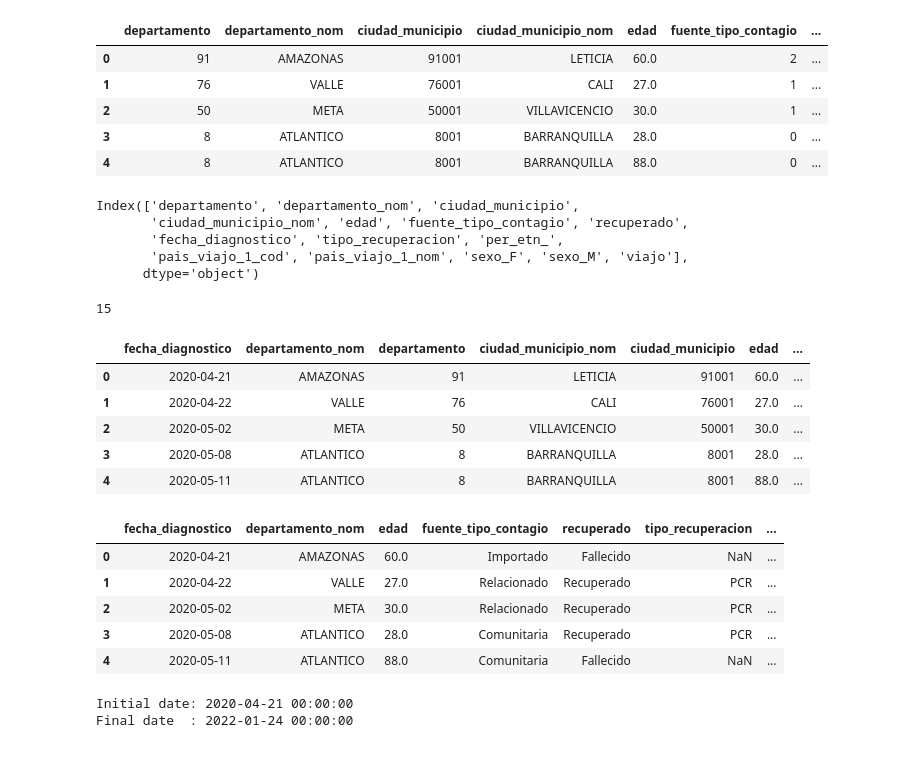
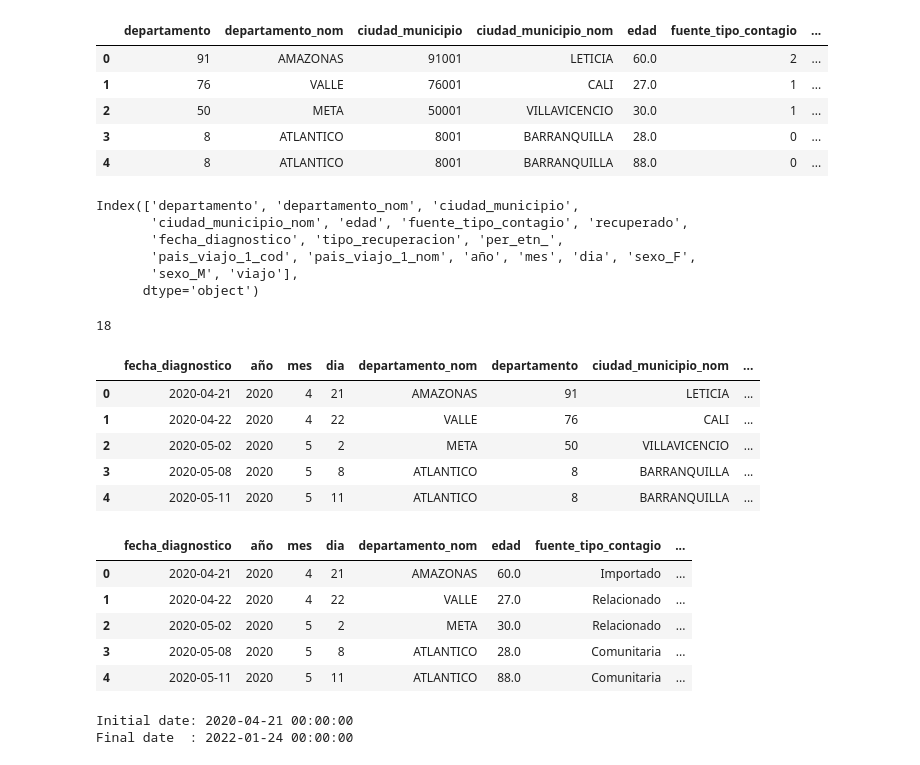
Before and after one commit to 4GeeksAcademy/remelop_Machine_Learning_Final_Project, a Jupyter notebook: src/Final_Project.ipynb, the cells around one changed output. Drawn from its saved outputs; the diff is of its cells as text; code cells hidden in the pictures.

```diff
--- a/src/Final_Project.ipynb
+++ b/src/Final_Project.ipynb
@@ -147,3 +149,9 @@ data_c.head()
 # Fecha de diagnostico
 # Cambiando el formato de la columna 'fecha_diagnostico'
 data_c['fecha_diagnostico'] = pd.to_datetime(data_c['fecha_diagnostico'].str.split(' ').str[0], format = '%Y-%m-%d')
+# %%
+# Generamos columnas para el día, mes y año
+data_c['año'] = data_c['fecha_diagnostico'].dt.year.astype('Int64')
+data_c['mes'] = data_c['fecha_diagnostico'].dt.month.astype('Int64')
+data_c['dia'] = data_c['fecha_diagnostico'].dt.day.astype('Int64')
+data_c.head()
@@ -520,23 +538,24 @@ data_c.columns
 Index(['departamento', 'departamento_nom', 'ciudad_municipio',
        'ciudad_municipio_nom', 'edad', 'fuente_tipo_contagio', 'recuperado',
        'fecha_diagnostico', 'tipo_recuperacion', 'per_etn_',
-       'pais_viajo_1_cod', 'pais_viajo_1_nom', 'sexo_F', 'sexo_M', 'viajo'],
+       'pais_viajo_1_cod', 'pais_viajo_1_nom', 'año', 'mes', 'dia', 'sexo_F',
+       'sexo_M', 'viajo'],
       dtype='object')
 # %%
 len(data_c.columns)
 # %% [output]
-15
+18
 # %%
-data_c=data_c.reindex(['fecha_diagnostico', 'departamento_nom', 'departamento', 'ciudad_municipio_nom', 'ciudad_municipio', 'edad', 'sexo_F', 'sexo_M', 'fuente_tipo_contagio',
+data_c=data_c.reindex(['fecha_diagnostico', 'año', 'mes', 'dia', 'departamento_nom', 'departamento', 'ciudad_municipio_nom', 'ciudad_municipio', 'edad', 'sexo_F', 'sexo_M', 'fuente_tipo_contagio',
                         'recuperado', 'tipo_recuperacion', 'per_etn_', 'viajo', 'pais_viajo_1_cod', 'pais_viajo_1_nom'], axis=1)
 data_c.head()
 # %% [output]
-|  | fecha_diagnostico | departamento_nom | departamento | ciudad_municipio_nom | ciudad_municipio | edad | ... |
-| 0 | 2020-04-21 | AMAZONAS | 91 | LETICIA | 91001 | 60.0 | ... |
-| 1 | 2020-04-22 | VALLE | 76 | CALI | 76001 | 27.0 | ... |
-| 2 | 2020-05-02 | META | 50 | VILLAVICENCIO | 50001 | 30.0 | ... |
-| 3 | 2020-05-08 | ATLANTICO | 8 | BARRANQUILLA | 8001 | 28.0 | ... |
-| 4 | 2020-05-11 | ATLANTICO | 8 | BARRANQUILLA | 8001 | 88.0 | ... |
+|  | fecha_diagnostico | año | mes | dia | departamento_nom | departamento | ciudad_municipio_nom | ... |
+| 0 | 2020-04-21 | 2020 | 4 | 21 | AMAZONAS | 91 | LETICIA | ... |
+| 1 | 2020-04-22 | 2020 | 4 | 22 | VALLE | 76 | CALI | ... |
+| 2 | 2020-05-02 | 2020 | 5 | 2 | META | 50 | VILLAVICENCIO | ... |
+| 3 | 2020-05-08 | 2020 | 5 | 8 | ATLANTICO | 8 | BARRANQUILLA | ... |
+| 4 | 2020-05-11 | 2020 | 5 | 11 | ATLANTICO | 8 | BARRANQUILLA | ... |
 # %%
 data_clean = data_c.copy()
 # %%
@@ -547,12 +566,13 @@ data_clean = data_clean.drop(columns=['departamento', 'ciudad_municipio_nom', 'c
 data_clean['fuente_tipo_contagio'] = data_clean['fuente_tipo_contagio'].map({0: 'Comunitaria', 1: 'Relacionado', 2: 'Importado'})
 data_clean['recuperado'] = data_clean['recuperado'].map({0: 'Recuperado', 1: 'Fallecido', 2: 'Fallecido No Covid'})
 data_clean['tipo_recuperacion'] = data_clean['tipo_recuperacion'].map({0: 'Tiempo', 1: 'PCR', -1: np.nan})
+data_clean['per_etn_'] = data_clean['per_etn_'].map({1: 'Indígena', 2: 'ROM-Gitano', 3: 'Raizal', 4: 'Palenquero', 5: 'Negro', 6: 'Otro'})
 data_clean.head()
 # %% [output]
-|  | fecha_diagnostico | departamento_nom | edad | fuente_tipo_contagio | recuperado | tipo_recuperacion | ... |
-| 0 | 2020-04-21 | AMAZONAS | 60.0 | Importado | Fallecido | NaN | ... |
-| 1 | 2020-04-22 | VALLE | 27.0 | Relacionado | Recuperado | PCR | ... |
-| 2 | 2020-05-02 | META | 30.0 | Relacionado | Recuperado | PCR | ... |
-| 3 | 2020-05-08 | ATLANTICO | 28.0 | Comunitaria | Recuperado | PCR | ... |
-| 4 | 2020-05-11 | ATLANTICO | 88.0 | Comunitaria | Fallecido | NaN | ... |
+|  | fecha_diagnostico | año | mes | dia | departamento_nom | edad | fuente_tipo_contagio | ... |
+| 0 | 2020-04-21 | 2020 | 4 | 21 | AMAZONAS | 60.0 | Importado | ... |
+| 1 | 2020-04-22 | 2020 | 4 | 22 | VALLE | 27.0 | Relacionado | ... |
+| 2 | 2020-05-02 | 2020 | 5 | 2 | META | 30.0 | Relacionado | ... |
+| 3 | 2020-05-08 | 2020 | 5 | 8 | ATLANTICO | 28.0 | Comunitaria | ... |
+| 4 | 2020-05-11 | 2020 | 5 | 11 | ATLANTICO | 88.0 | Comunitaria | ... |
 # %%
```
Also changed, not shown: parts of 11 cells of this notebook.
